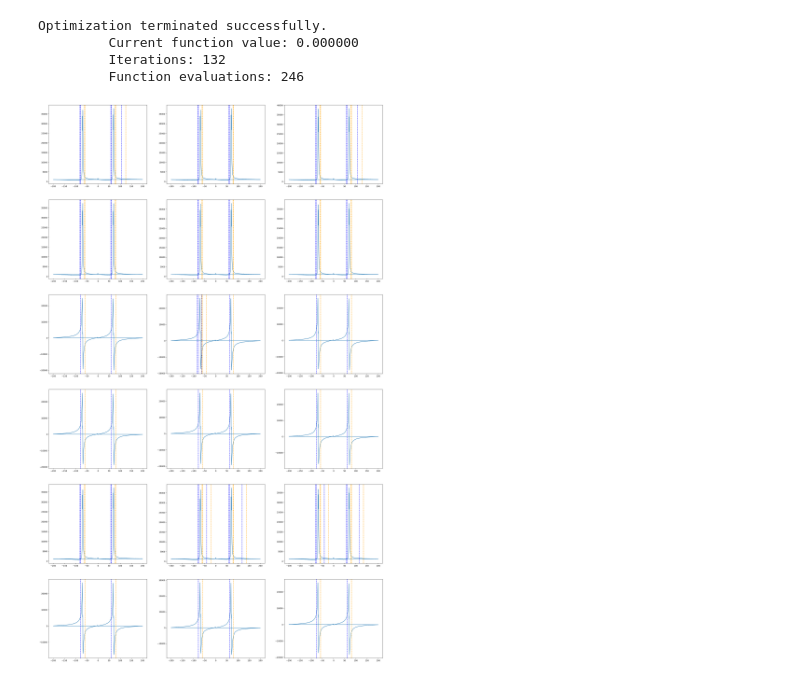
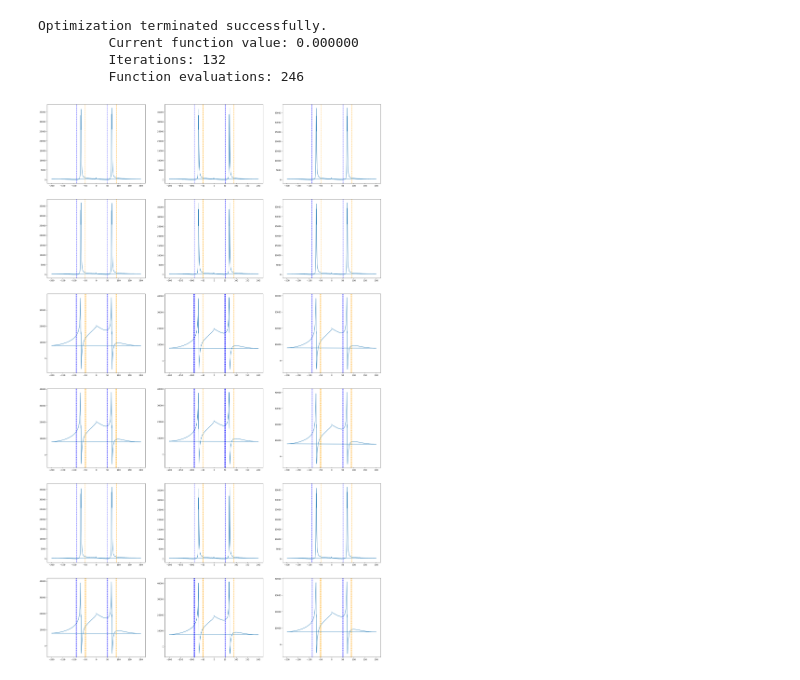
Before and after one commit to averageX56/nmr_stuff, a Jupyter notebook: FIDPreprocessing.ipynb, the cells around one changed output. Drawn from its saved outputs; the diff is of its cells as text; code cells hidden in the pictures.

Commit message:
added baseline correction for symmetric peaks. Still need to find out how to identify noize, assymetric and symmetric spectras

```diff
--- a/FIDPreprocessing.ipynb
+++ b/FIDPreprocessing.ipynb
@@ -11,10 +15,12 @@ Successfully installed nmrglue-0.10
 # %%
+from sys import path_hooks
 from scipy.integrate import simps
 import pathlib as pth
 import numpy as np
 import nmrglue as ng
 from matplotlib import pyplot as plt
 import pandas as pd
+from peakutils import baseline
 
 
 def proper_phases(data):
@@ -57,35 +63,43 @@ frequencies = frequencies[mask]
 integrated_areas = []
 fig, axs = plt.subplots(6, 3, figsize=(30, 50))
 axs = axs.flatten()
 spectras = []
 peaks = []
 
 for idx in range(len(data)):
     if idx not in id_idx and idx != 0:
         spectrum = np.fft.fft(data[idx])[mask]
-        corrected_spectrum = spectrum * np.exp(1j * 2 * np.pi / 360 * (phases[0]))
-        normalized_spectrum = spectrum / max(spectrum)
-        loc_peaks = ng.analysis.peakpick.pick(normalized_spectrum, 0.07, -0.07, table=True)
+        ph_corrected_spectrum = np.real(spectrum * np.exp(1j * 2 * np.pi / 360 * (phases[0])))
+        normalized_spectrum = ph_corrected_spectrum / max(ph_corrected_spectrum)
+        bl = baseline(ph_corrected_spectrum, 2)
+        corrected_spectrum = ph_corrected_spectrum - bl
+        loc_peaks = ng.analysis.peakpick.pick(normalized_spectrum, 0.3, -0.3, table=True)
         iter = 1
+        area_indices = []
         for peak in loc_peaks:
             left = int(peak[0] - peak_idx_width)
             right = int(peak[0] + peak_idx_width)
-            area = simps(np.real(spectrum[left:right]), frequencies[left:right])
+            area = simps(np.real(ph_corrected_spectrum[left:right]), frequencies[left:right])
             integrated_areas.append([{'index':idx + 1}, {'integral_num': iter}, {'area':area}])
             iter += 1
+            area_indices.append([np.linspace(left, right, 2 * peak_idx_width + 2)])
+
+        # numbers = list(i for i in range(len(ph_corrected_spectrum)))
+        # nl = list(i - int(region) for i in range(peak_idx_width))
         peaks.append(loc_peaks)
         spectras.append(corrected_spectrum)
+
 for idx in range(len(spectras)):
     axs[idx].plot(frequencies, spectras[idx])
     for i in range(len(peaks[idx])):
         s = int(peaks[idx][i][0] + peak_idx_width)
         p = int(peaks[idx][i][0] - peak_idx_width)
         axs[idx].axvline(x=frequencies[s], color='orange', linestyle='--')
         axs[idx].axvline(x=frequencies[p], color='blue', linestyle='--')
 plt.show()
 # %% [output]
 Optimization terminated successfully.
          Current function value: 0.000000
          Iterations: 132
          Function evaluations: 246
-[figure, old version]
+[figure, new version]
```
Also changed, not shown: parts of 4 cells of this notebook.
